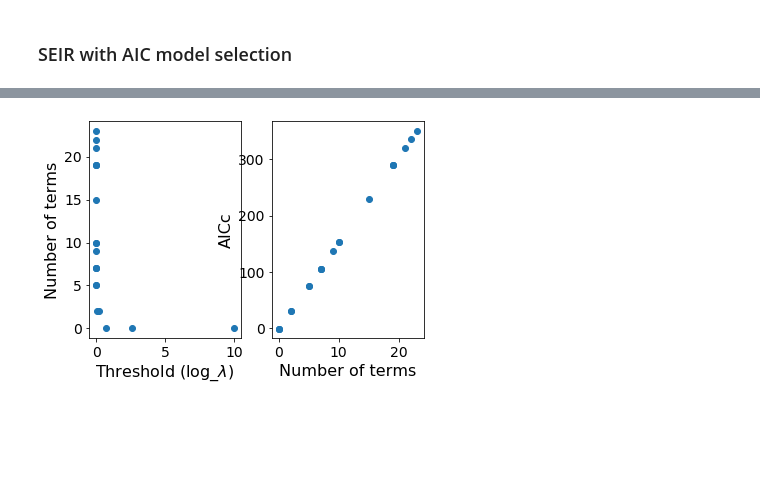
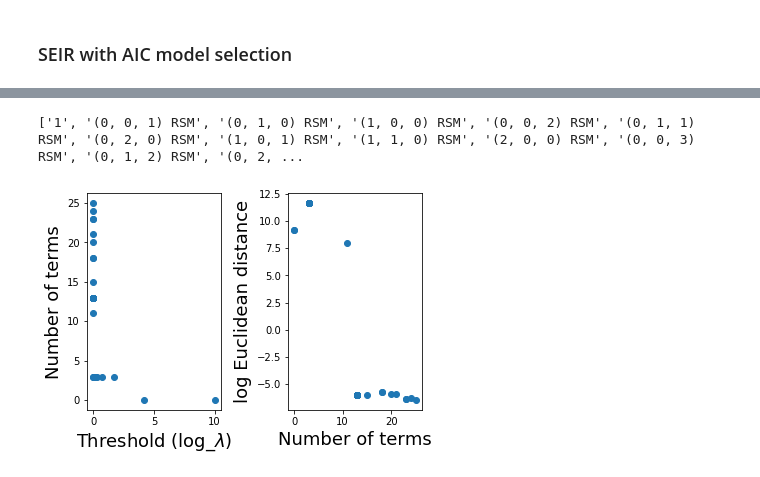
Before and after one commit to mircobial-evolution-dynamic/governing-equations, a Jupyter notebook: Lorenz (changed params) and SEIR.ipynb, the cells around one changed output, grey strips where cells are left out. Drawn from its saved outputs; the diff is of its cells as text; code cells hidden in the pictures; blank space fills up the shorter version.

```diff
--- a/Lorenz (changed params) and SEIR.ipynb
+++ b/Lorenz (changed params) and SEIR.ipynb
@@ -450,0 +511,25 @@ print(N)
+# %%
+def RSM(t, pop):
+#     a_r, a_s, a_m, K, e, f = 1.1, 2.0, 1.1, 10**3, 0.001, 0.001
+    a_r, a_s, a_m, K, e, f = 2.5, 2.0, 2.5, 10**3, 0.001, 0.001
+    # a_i is growth rate
+    R, S, M = pop
+    return np.array([a_r*R*(1-(R+S+M)/K),
+            a_s*S*(1-(R+S+M)/K) - e*S*R - f*S*M,
+            a_m*M*(1-(R+S+M)/K) + e*S*R + f*S*M])
+
+tspan = np.linspace(0, 20, num=2001)
+dt = 0.01
+ini = [10, 100, 0]
+sol = integrate.solve_ivp(RSM, [tspan[0], tspan[-1]], ini, method='RK45', t_eval=tspan)
+
+
+plt.figure(figsize=(6,4))
+plt.plot(sol.t, sol.y[0].T,linewidth=3, label='R')
+plt.plot(sol.t, sol.y[1].T, linewidth=3,label='S')
+plt.plot(sol.t, sol.y[2].T,linewidth=3, label='M')
+plt.xlabel("Time Steps",fontsize=18)
+plt.ylabel("State Variables",fontsize=18)
+plt.legend()
+plt.legend(fontsize=18)
+plt.show()
@@ -450,0 +538,9 @@ print(N)
+# %%
+dx = RSM(sol.t, sol.y)
+theta, descr = lib_terms(sol.y,3,'RSM')
+## theta and descr
+
+L,E,N = evaluate(theta,-10,1,30,dx.T)
+print(L)
+print(E)
+print(N)
@@ -451,15 +566,20 @@ print(N)
+# %%
+print(descr)
+# %% [output]
+['1', '(0, 0, 1) RSM', '(0, 1, 0) RSM', '(1, 0, 0) RSM', '(0, 0, 2) RSM', '(0, 1, 1) RSM', '(0, 2, 0) RSM', '(1, 0, 1) RSM', '(1, 1, 0) RSM', '(2, 0, 0) RSM', '(0, 0, 3) RSM', '(0, 1, 2) RSM', '(0, 2, ...
 # %%
 plt.subplot(1,2,1)
 # plt.scatter(lambda_vec, num_terms)
 plt.scatter(L, N)
-plt.xlabel("Threshold (log_$\lambda$)")
-plt.ylabel("Number of terms")
+plt.xlabel("Threshold (log_$\lambda$)",fontsize=18)
+plt.ylabel("Number of terms",fontsize=18)
 plt.subplot(1,2,2)
 # plt.scatter(num_terms, eudist_vec)
-plt.scatter(N, BIC)
-plt.xlabel("Number of terms")
-plt.ylabel("AICc")
+plt.scatter(N, np.log(E))
+plt.xlabel("Number of terms",fontsize=18)
+plt.ylabel("log Euclidean distance",fontsize=18)
+plt.subplots_adjust(wspace=0.5)
 # plt.title('SEIR with Euclidean Distance')
 plt.show()
 # %% [output]
-[figure, old version]
+[figure, new version]
```
Also changed, not shown: parts of 13 cells of this notebook.
